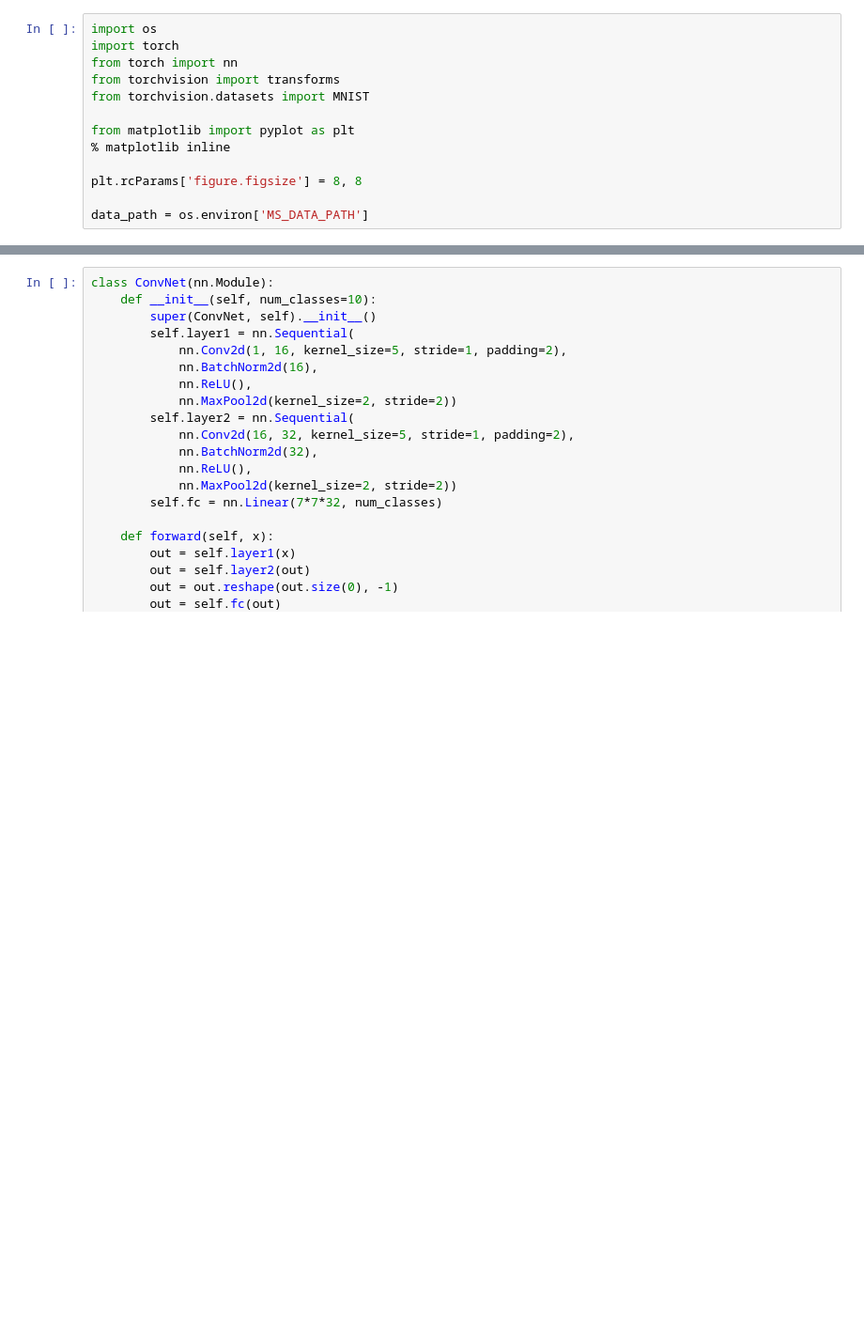
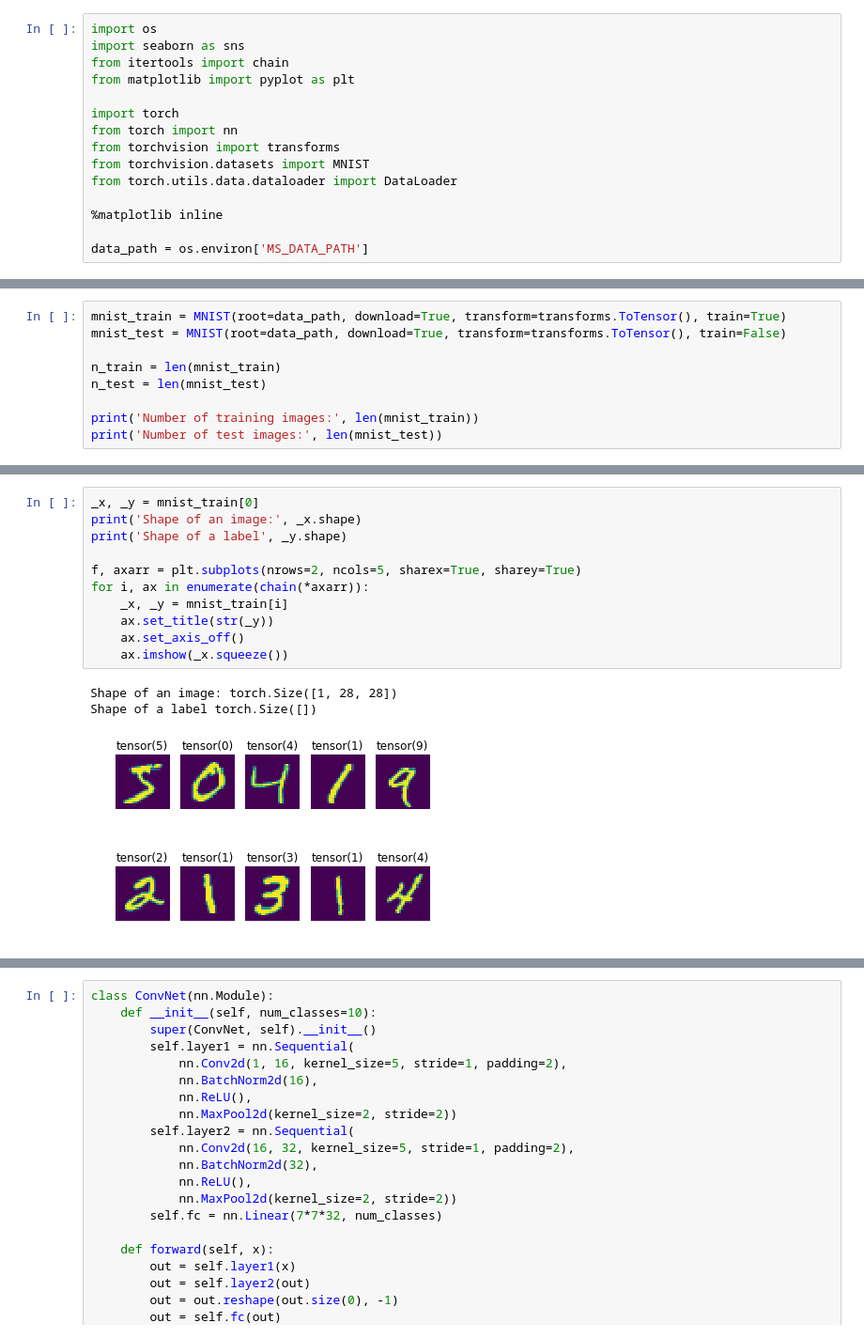
Before and after one commit to xapharius/mlscripts, a Jupyter notebook: Pytorch MNIST.ipynb, the cells around one changed output, grey strips where cells are left out. Shown: that part at 94% size. Saved outputs shown, nothing was run; the diff lists cells and outputs as text; blank space fills up the shorter version.

Commit message:
wip: data loading and pre-modelling

```diff
--- a/Pytorch MNIST.ipynb
+++ b/Pytorch MNIST.ipynb
@@ -1,13 +7,15 @@
 # %%
 import os
+import seaborn as sns
+from itertools import chain
+from matplotlib import pyplot as plt
+
 import torch
 from torch import nn
 from torchvision import transforms
 from torchvision.datasets import MNIST
+from torch.utils.data.dataloader import DataLoader
 
-from matplotlib import pyplot as plt
-% matplotlib inline
-
-plt.rcParams['figure.figsize'] = 8, 8
+%matplotlib inline
 
 data_path = os.environ['MS_DATA_PATH']
@@ -28,0 +30,9 @@ plt.show()
+# %%
+mnist_train = MNIST(root=data_path, download=True, transform=transforms.ToTensor(), train=True)
+mnist_test = MNIST(root=data_path, download=True, transform=transforms.ToTensor(), train=False)
+
+n_train = len(mnist_train)
+n_test = len(mnist_test)
+
+print('Number of training images:', len(mnist_train))
+print('Number of test images:', len(mnist_test))
@@ -28,0 +47,15 @@ plt.show()
+# %%
+_x, _y = mnist_train[0]
+print('Shape of an image:', _x.shape)
+print('Shape of a label', _y.shape)
+
+f, axarr = plt.subplots(nrows=2, ncols=5, sharex=True, sharey=True)
+for i, ax in enumerate(chain(*axarr)):
+    _x, _y = mnist_train[i]
+    ax.set_title(str(_y))
+    ax.set_axis_off()
+    ax.imshow(_x.squeeze())
+# %% [output]
+Shape of an image: torch.Size([1, 28, 28])
+Shape of a label torch.Size([])
+[figure, added]
```
Also changed, not shown: parts of 20 cells of this notebook.
